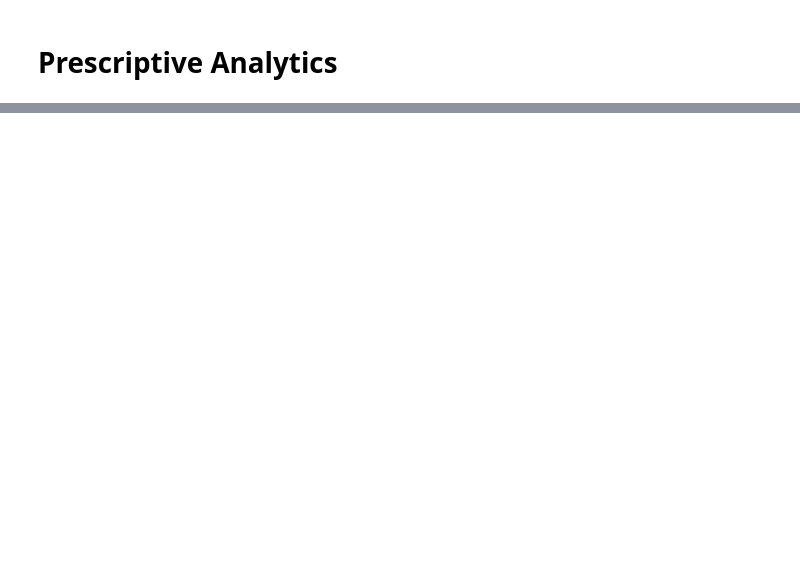
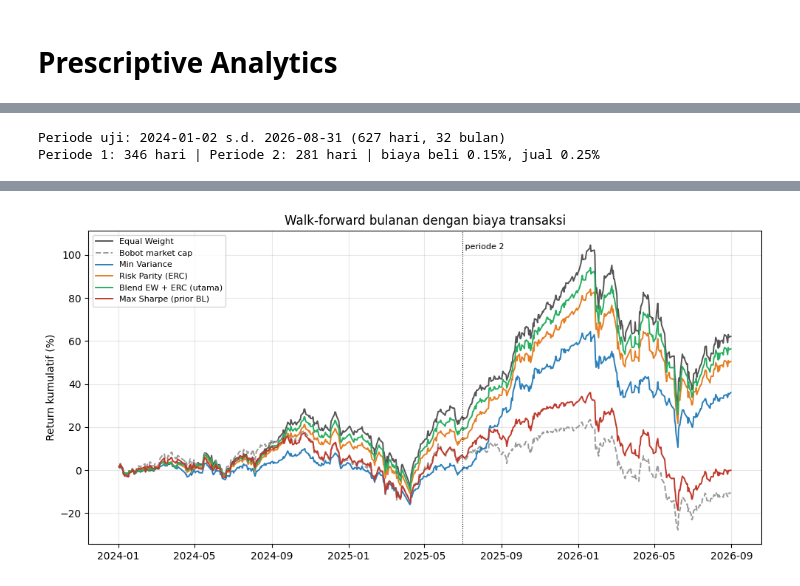
Before and after one commit to cheryleugene88/Prescriptive-Data-Science-Assignment-1, a Jupyter notebook: prescriptive-data-science-newest.ipynb, the cells around one changed output, grey strips where cells are left out. Cells and saved outputs as stored; diff of their text form; code cells hidden in the pictures; blank space fills up the shorter version.

```diff
--- a/Descriptive_Predictive_Prescriptive_new.ipynb
+++ b/prescriptive-data-science-newest.ipynb
@@ -2442,7 +2754,7 @@ HSC_TICKERS = {
     "MGRO","TCPI","WBSA","SOTS","ROCK","RLCO","IFSH","DSSA","BREN","AGII",
 }
 
-stock_master = pd.read_csv("stock_master.csv")
+stock_master = pd.read_csv(f"{DATA_DIR}/stock_master.csv")
 stock_master["ticker"] = stock_master["ticker"].astype(str).where(
     stock_master["ticker"].astype(str).str.endswith(".JK"),
     stock_master["ticker"].astype(str) + ".JK")
@@ -2472,6 +2784,5 @@ def estimation_window(end):
     assert len(est) >= 500, "Data estimasi terlalu pendek"
     return est
 
-for lbl, end in [("Fase A (s.d. Des 2025)", VAL_END), ("Fase B (s.d. Agu 2026)", FINAL_END)]:
-    e = estimation_window(end)
-    print(f"{lbl}: {e.shape[1]} saham, {len(e)} hari")
+_e = estimation_window(FINAL_END)
+print(f"Universe akhir (s.d. {FINAL_END.date()}): {_e.shape[1]} saham, {len(_e)} hari estimasi")
@@ -3050,13 +3116,0 @@ plt.tight_layout(); plt.savefig("efficient_frontier.png", dpi=130); plt.show()
-# %%
-# Sensitivitas
-scales = [0.0, 0.5, 1.0, 2.0]
-base_w = None; sens_rows = {}; sens_w = {}
-for sc in scales:
-    mu_s, kk, _, _, _ = posterior(sc)
-    w_s = optimize("maxsharpe", mu_s, S_b)
-    if base_w is None: base_w = w_s
-    sens_w[f"scale {sc}"] = w_s
-    sens_rows[f"scale {sc}"] = {"view aktif": kk, "turnover vs scale 0": 0.5 * (w_s - base_w).abs().sum(),
-                                "#di cap": int((w_s >= W_MAX - 1e-4).sum()),
-                                "top-3": ", ".join(w_s.sort_values(ascending=False).head(3).index.str.replace(".JK", ""))}
-display(pd.DataFrame(sens_rows).T)
@@ -3165,0 +3386,30 @@ print("Tersimpan: final_weights.csv, recommendations.csv, expected_returns.csv,
+# %%
+# Walk-forward: simulasi dan hasil
+RETW = {}; TURN = {}; NREB = {}
+for k in STRATS:
+    r_ = simulate_dyn(DATES, lambda t, k=k: TG[k][t]); RETW[k] = r_; TURN[k] = r_.attrs["turnover"]; NREB[k] = r_.attrs["n_reb"]
+RETW = pd.DataFrame(RETW)
+_p1, _p2 = RETW.loc[:TUNE_END], RETW.loc[TUNE_END + pd.Timedelta(days=1):]
+wf_full = pd.DataFrame({k: path_metrics(RETW[k]) for k in STRATS}).T
+wf_p1   = pd.DataFrame({k: path_metrics(_p1[k]) for k in STRATS}).T
+wf_p2   = pd.DataFrame({k: path_metrics(_p2[k]) for k in STRATS}).T
+wf_tab  = wf_full.copy(); wf_tab["Turnover/bln"] = pd.Series(TURN)
+wf_tab["Sharpe periode 1"] = wf_p1["Sharpe"]; wf_tab["Sharpe periode 2"] = wf_p2["Sharpe"]
+_m = month_resample(RETW); _ex = _m.sub(_m["Equal Weight"], axis=0).drop(columns="Equal Weight")
+wf_t = _ex.mean() / (_ex.std() / np.sqrt(len(_ex)))
+wf_tab["Selisih bulanan vs EW (%)"] = _ex.mean() * 100; wf_tab["t-stat vs EW"] = wf_t
+
+print(f"Periode uji: {RETW.index.min().date()} s.d. {RETW.index.max().date()} ({len(RETW)} hari, {len(_m)} bulan)")
+print(f"Periode 1: {len(_p1)} hari | Periode 2: {len(_p2)} hari | biaya beli {COST_BUY:.2%}, jual {COST_SELL:.2%}")
+display(wf_tab.sort_values("Sharpe", ascending=False).round(3))
+
+fig, ax = plt.subplots(figsize=(10, 5))
+for k, c, ls in [("Equal Weight", "#555555", "-"), ("Bobot market cap", "#999999", "--"), ("Min Variance", "#2a7fba", "-"),
+                 ("Risk Parity (ERC)", "#e67e22", "-"), ("Blend EW + ERC (utama)", "#27ae60", "-"), ("Max Sharpe (prior BL)", "#c0392b", "-")]:
+    s_ = (1 + RETW[k]).cumprod() - 1; ax.plot(s_.index, s_.values * 100, color=c, ls=ls, lw=1.4, label=k)
+ax.axvline(TUNE_END, color="k", ls=":", lw=0.8); ax.text(TUNE_END, ax.get_ylim()[1] * 0.95, " periode 2", fontsize=8, va="top")
+ax.set_ylabel("Return kumulatif (%)"); ax.grid(alpha=.3); ax.legend(fontsize=8)
+ax.set_title("Walk-forward bulanan dengan biaya transaksi"); plt.tight_layout(); plt.savefig("fig_walk_forward.png", dpi=150); plt.show()
+# %% [output]
+Periode uji: 2024-01-02 s.d. 2026-08-31 (627 hari, 32 bulan)
+Periode 1: 346 hari | Periode 2: 281 hari | biaya beli 0.15%, jual 0.25%
@@ -3165,0 +3426 @@ print("Tersimpan: final_weights.csv, recommendations.csv, expected_returns.csv,
+[figure, added]
```
Also changed, not shown: parts of 151 cells of this notebook, 19 other files.
